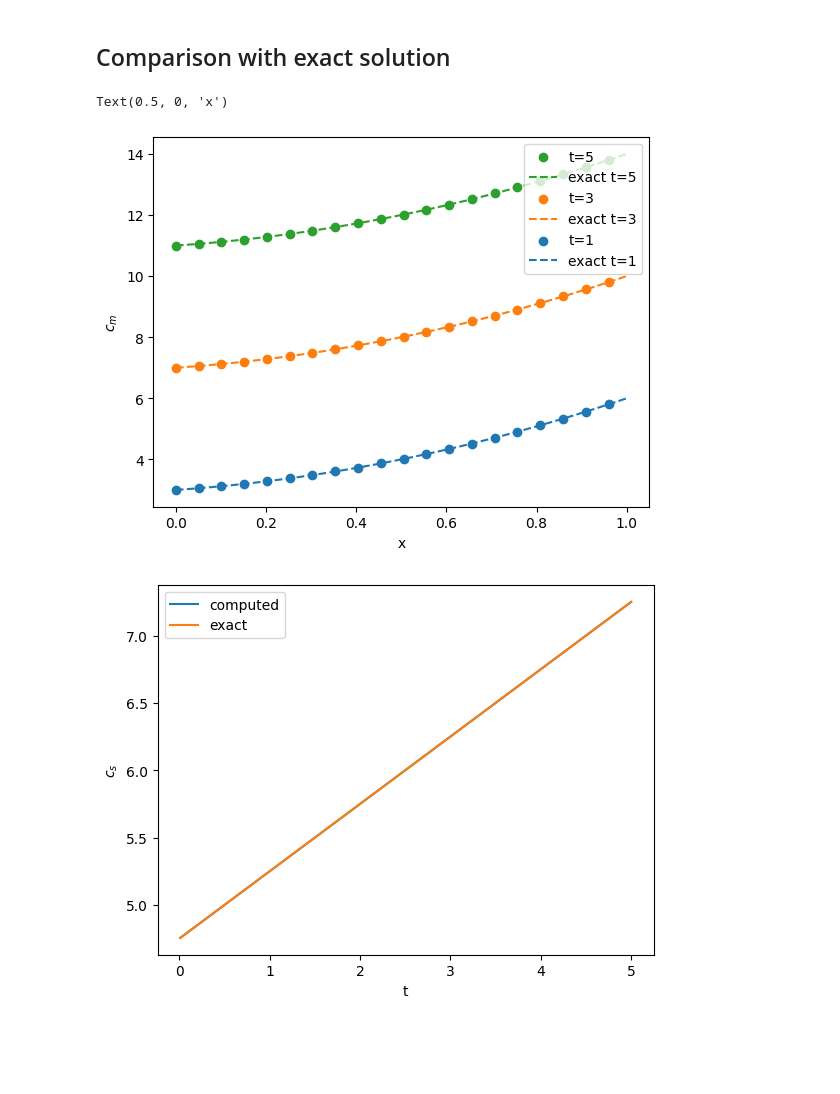
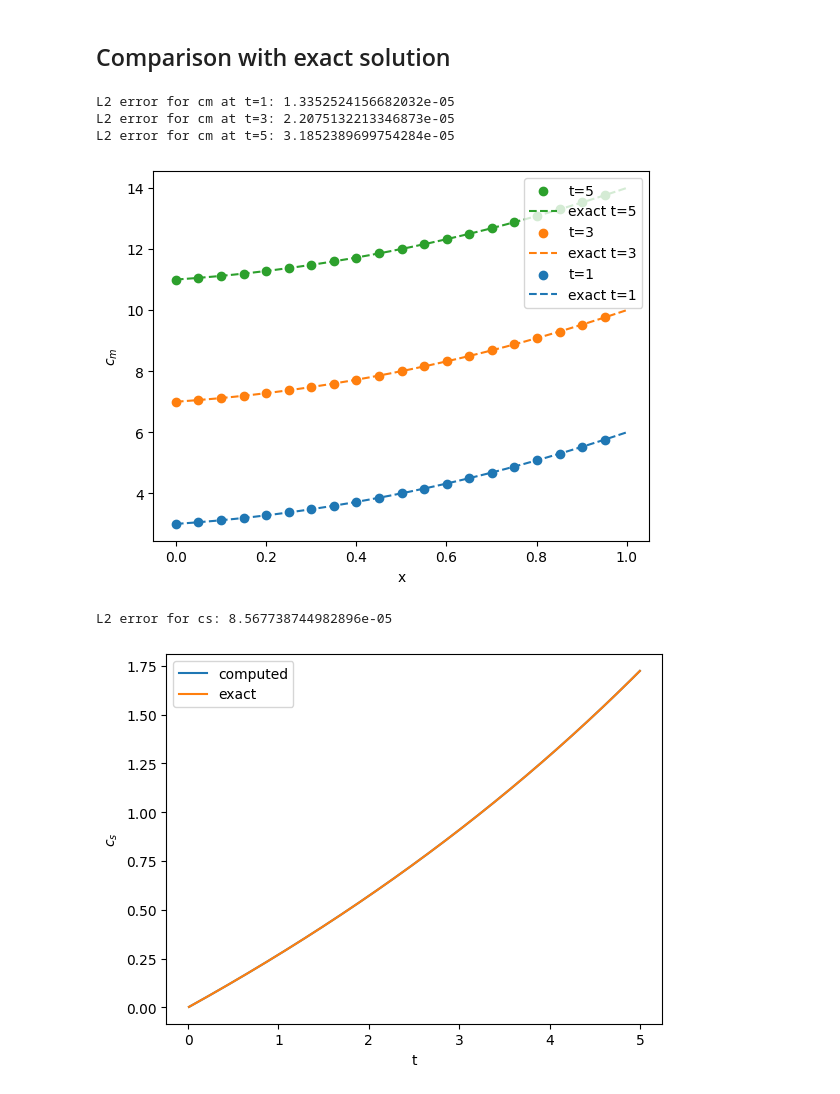
Before and after one commit to RemDelaporteMathurin/FESTIM-SurfaceKinetics-Validation, a Jupyter notebook: MMS/MMS.ipynb, the cells around one changed output. Saved outputs shown, nothing was run; the diff lists cells and outputs as text; code cells hidden in the pictures; blank space fills up the shorter version.

```diff
--- a/MMS/MMS.ipynb
+++ b/MMS/MMS.ipynb
@@ -41,33 +42,35 @@ Injecting these parameters and the exact solution for solute H, we obtain:
 We can then run a FESTIM model with these values and compare the numerical solutions with $c_\mathrm{m, exact}$ and $c_\mathrm{s, exact}$.
 # %%
 import festim as F
+import sympy as sp
+import fenics as f
 import matplotlib.pyplot as plt
 import numpy as np
-
-# Create and mark the mesh
-
 
 # Create the FESTIM model
 my_model = F.Simulation()
 
-my_model.mesh = F.MeshFromVertices(np.linspace(0,1,100))
+my_model.mesh = F.MeshFromVertices(np.linspace(0, 1, 1000))
 
 # Variational formulation
 n_IS = 20
 n_surf = 5
-D = 2
-lambda_IS = 10
+D = 5
+lambda_IS = 2
+k_bs = n_IS / n_surf
+k_sb = 2 * n_IS / n_surf
 
+solute_source = 2 * (1 - 2 * D)
 
 exact_solution_cm = lambda x, t: 1 + 2 * x**2 + x + 2 * t
-exact_solution_cs = lambda t: n_surf * (1 + 2 * t + 2 * lambda_IS - D) / n_IS
-
-k_bs = n_IS / n_surf
-k_sb = n_IS / n_surf
+exact_solution_cs = lambda t: n_surf * (1 + 2 * t + 2 * lambda_IS - D) / (2 * n_IS - 1 - 2 * t)
 
 solute_source = 2 * (1 - 2 * D)
 
 my_model.sources = [F.Source(solute_source, volume=1, field="solute")]
+
+def J_vs(T, surf_conc, t):
+    return 2 * n_surf * (2 * n_IS + 2 * lambda_IS - D) / (2 * n_IS - 1 - 2 * t)**2 + 2 * lambda_IS - D
 
 my_model.boundary_conditions = [
     F.DirichletBC(surfaces=[2], value=exact_solution_cm(x=F.x, t=F.t), field="solute"),
@@ -77,28 +80,28 @@ my_model.boundary_conditions = [
         lambda_IS=lambda_IS,
         n_surf=n_surf,
         n_IS=n_IS,
-        J_vs=n_surf * 2 / n_IS + 2 * lambda_IS - D,
+        J_vs=J_vs,
         surfaces=1,
         initial_condition=exact_solution_cs(t=0),
+        t=F.t,
     ),
 ]
 
-my_model.initial_conditions = [F.InitialCondition(field="solute", value=exact_solution_cm(x=F.x, t=0))]
+my_model.initial_conditions = [
+    F.InitialCondition(field="solute", value=exact_solution_cm(x=F.x, t=F.t))
+]
 
 my_model.materials = F.Material(id=1, D_0=D, E_D=0)
 
 my_model.T = 300
 
 my_model.settings = F.Settings(
-    absolute_tolerance=1e-10,
-    relative_tolerance=1e-10,
-    transient=True,
-    final_time=5
+    absolute_tolerance=1e-10, relative_tolerance=1e-10, transient=True, final_time=5
 )
 
-my_model.dt = F.Stepsize(0.01)
+my_model.dt = F.Stepsize(initial_value=5e-3)
 
-export_times = [1,3,5]
+export_times = [1, 3, 5]
 my_model.exports = [
     F.TXTExport("solute", filename="./mobile_conc.txt", times=export_times),
     F.DerivedQuantities([F.AdsorbedHydrogen(surface=1)]),
@@ -117,6 +120,9 @@ Time stepping...
 # %% [markdown]
 ## Comparison with exact solution
 # %%
+def norm(x, c_comp, c_ex):
+    return np.sqrt(np.trapz(y=(c_comp-c_ex)**2, x=x))
+
 data = np.genfromtxt("mobile_conc.txt", names=True, delimiter=",")
 for t in export_times:
     x = data["x"]
@@ -131,28 +137,39 @@ for t in export_times:
         label=f"exact t={t}",
     )
     plt.scatter(
-        x[::10],
-        y[::10],
+        x[::100],
+        y[::100],
         label=f"t={t}",
         color=l1.get_color(),
     )
 
+    print(f"L2 error for cm at t={t}: {norm(np.array(x), np.array(y), exact_solution_cm(x=np.array(x), t=t))}")
+
 plt.legend(reverse=True)
 plt.ylabel("$c_m$")
 plt.xlabel("x")
+plt.show()
 # %% [output]
-Text(0.5, 0, 'x')
+L2 error for cm at t=1: 1.3352524156682032e-05
+L2 error for cm at t=3: 2.2075132213346873e-05
+L2 error for cm at t=5: 3.1852389699754284e-05
 [figure]
 # %%
+c_s_computed = my_model.exports[1][0].data
+t = my_model.exports[1][0].t
+
+print(f"L2 error for cs: {norm(t, c_s_computed, exact_solution_cs(t=np.array(t)))}")
+
 plt.figure()
 c_s_computed = my_model.exports[1][0].data
 t = my_model.exports[1][0].t
 
 plt.plot(t, c_s_computed, label="computed")
 plt.plot(t, exact_solution_cs(np.array(t)), label="exact")
 plt.ylabel("$c_s$")
 plt.xlabel("t")
 plt.legend()
 plt.show()
 # %% [output]
+L2 error for cs: 8.567738744982896e-05
-[figure, old version]
+[figure, new version]
```
Also changed, not shown: parts of 2 cells of this notebook, 9 other files.
